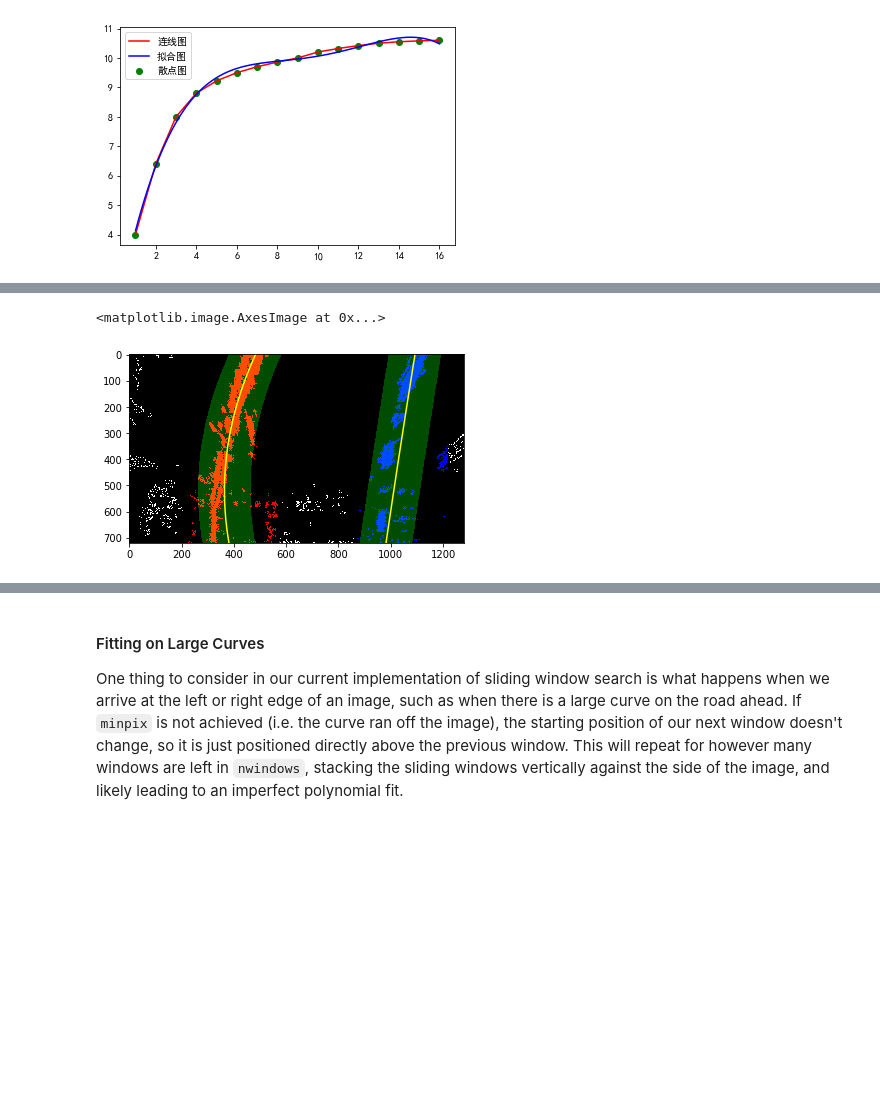
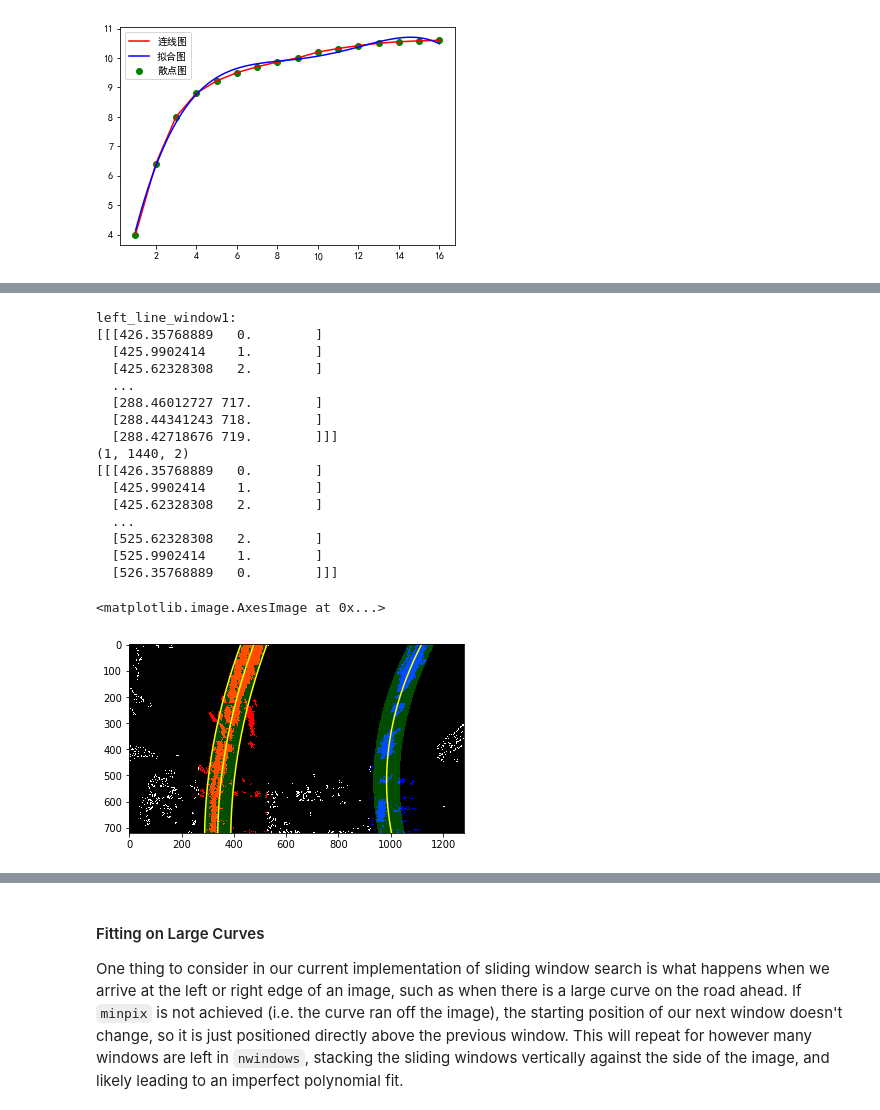
Before and after one commit to ChiangC/SDC_Python, a Jupyter notebook: ex04_advanced_computer_vision/Advanced_Computer_Vision.ipynb, the cells around one changed output, grey strips where cells are left out. Saved outputs shown, nothing was run; the diff lists cells and outputs as text; code cells hidden in the pictures; blank space fills up the shorter version.

```diff
--- a/ex04_advanced_computer_vision/Advanced_Computer_Vision.ipynb
+++ b/ex04_advanced_computer_vision/Advanced_Computer_Vision.ipynb
@@ -600,7 +600,7 @@ def search_around_poly(binary_warped):
     # HYPERPARAMETER
     # Choose the width of the margin around the previous polynomial to search
     # The quiz grader expects 100 here, but feel free to tune on your own!
-    margin = 100
+    margin = 50
 
     # Grab activated pixels
     nonzero = binary_warped.nonzero()
@@ -647,32 +647,55 @@ def search_around_poly(binary_warped):
     # Generate a polygon to illustrate the search window area
     # And recast the x and y points into usable format for cv2.fillPoly()
     left_line_window1 = np.array([np.transpose(np.vstack([left_fitx-margin, ploty]))])
     left_line_window2 = np.array([np.flipud(np.transpose(np.vstack([left_fitx+margin,
                               ploty])))])
     left_line_pts = np.hstack((left_line_window1, left_line_window2))
     right_line_window1 = np.array([np.transpose(np.vstack([right_fitx-margin, ploty]))])
     right_line_window2 = np.array([np.flipud(np.transpose(np.vstack([right_fitx+margin,
                               ploty])))])
     right_line_pts = np.hstack((right_line_window1, right_line_window2))
 
+    print("left_line_window1:")
+    print(left_line_window1)
+    print(left_line_pts.shape)
+    print(left_line_pts)
+
     # Draw the lane onto the warped blank image
     cv2.fillPoly(window_img, np.int_([left_line_pts]), (0,255, 0))
     cv2.fillPoly(window_img, np.int_([right_line_pts]), (0,255, 0))
     result = cv2.addWeighted(out_img, 1, window_img, 0.3, 0)
 
     # Plot the polynomial lines onto the image
     plt.plot(left_fitx, ploty, color='yellow')
     plt.plot(right_fitx, ploty, color='yellow')
+    plt.plot(left_fitx - margin, ploty, color='yellow')
+    plt.plot(left_fitx + margin, ploty, color='yellow')
     ## End visualization steps ##
 
     return result
 
 # Run image through the pipeline
 # Note that in your project, you'll also want to feed in the previous fits
 result = search_around_poly(binary_warped)
 
 # View your output
 plt.imshow(result)
 # %% [output]
-<matplotlib.image.AxesImage at 0x...>
+left_line_window1:
+[[[426.35768889   0.        ]
+  [425.9902414    1.        ]
+  [425.62328308   2.        ]
+  ...
+  [288.46012727 717.        ]
+  [288.44341243 718.        ]
+  [288.42718676 719.        ]]]
+(1, 1440, 2)
+[[[426.35768889   0.        ]
+  [425.9902414    1.        ]
+  [425.62328308   2.        ]
+  ...
+  [525.62328308   2.        ]
+  [525.9902414    1.        ]
+  [526.35768889   0.        ]]]
+<matplotlib.image.AxesImage at 0x...>
-[figure, old version]
+[figure, new version]
```
Also changed, not shown: parts of 2 cells of this notebook, 2 other files.
